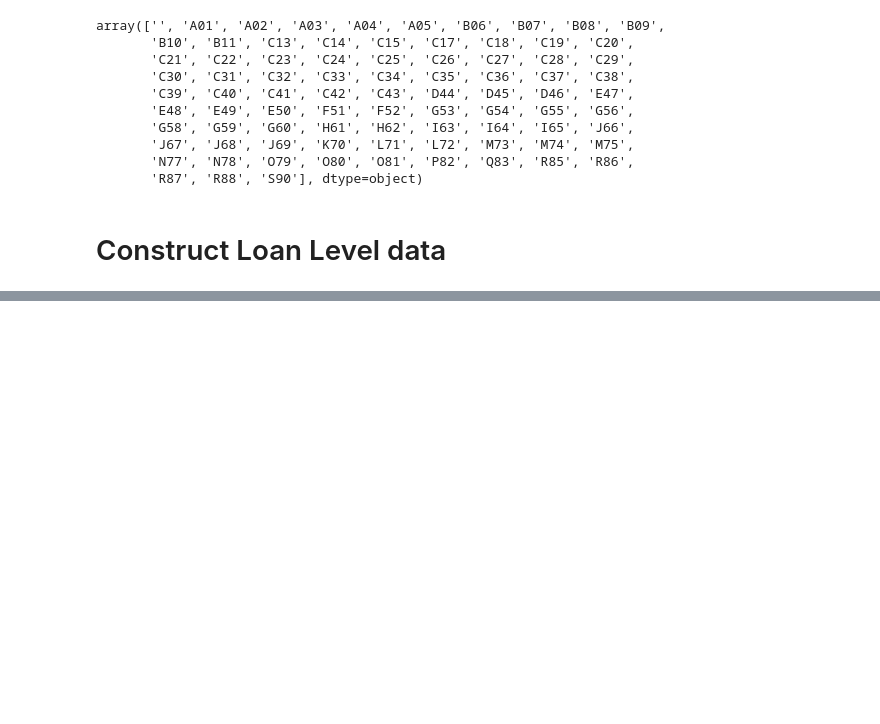
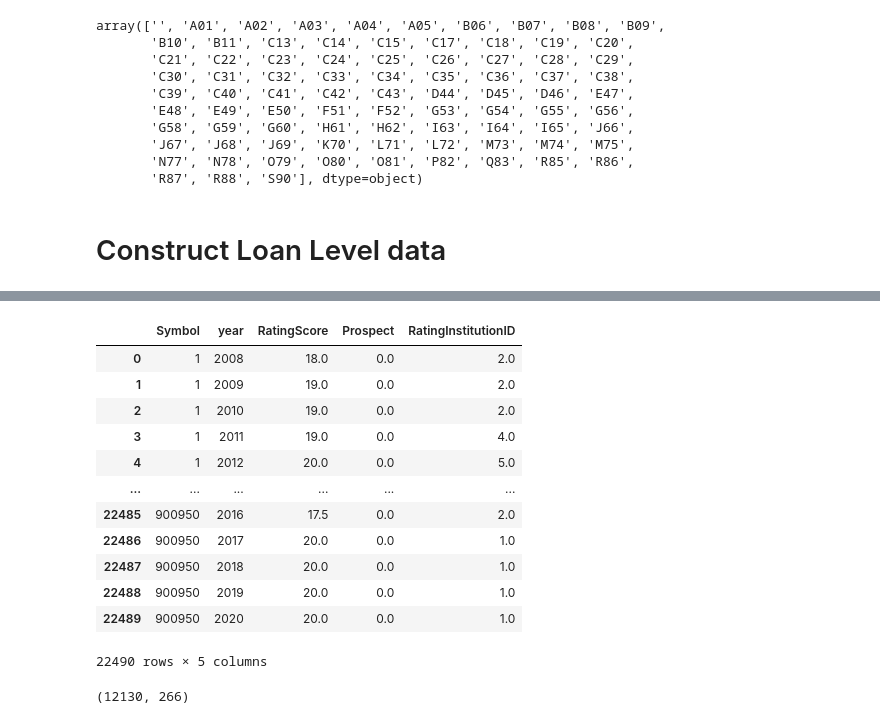
Before and after one commit to wangyouan/CapitalControl, a Jupyter notebook: Notebook/AppendFinanceCost.ipynb, the cells around one changed output, grey strips where cells are left out. Saved outputs shown, nothing was run; the diff lists cells and outputs as text; code cells hidden in the pictures; blank space fills up the shorter version.

Commit message:
update rating data code

```diff
--- a/Notebook/AppendFinanceCost.ipynb
+++ b/Notebook/AppendFinanceCost.ipynb
@@ -457,0 +481,5 @@ key_to_drop = ['MaxLoan', 'MinLoan', 'LatestLoanAmount', 'AccumLoanAmount']
+# %%
+useless_id = {10486199, 10904, 104724, 105457, 10123793, 10251032, 10486104, 10486199}
+# %%
+valid_rating_df = rating_df.copy()
+valid_rating_df.groupby('RatingInstitutionID')['Symbol'].count()
@@ -457,0 +505,29 @@ key_to_drop = ['MaxLoan', 'MinLoan', 'LatestLoanAmount', 'AccumLoanAmount']
+# %%
+valid_rating_df['RatingScore'] = pd.to_numeric(valid_rating_df['RatingScore'], errors='coerce')
+# %%
+mean_rating = valid_rating_df.loc[~valid_rating_df['RatingInstitutionID'].isin(useless_id)].groupby(
+    ['Symbol', 'year'])[['RatingScore', 'Prospect']].mean()
+rating_count = valid_rating_df.loc[~valid_rating_df['RatingInstitutionID'].isin(useless_id)].groupby(
+    ['Symbol', 'year'])[['RatingInstitutionID']].count()
+mean_rating = mean_rating.merge(rating_count, left_index=True, right_index=True)
+# %%
+
+all_years = pd.MultiIndex.from_product([mean_rating.index.levels[0], range(2008, 2021)], names=['Symbol', 'year'])
+mean_rating = mean_rating.reindex(all_years)
+mean_rating.ffill(inplace=True)
+mean_rating.reset_index(inplace=True)
+mean_rating
+# %% [output]
+|  | Symbol | year | RatingScore | Prospect | RatingInstitutionID |
+| 0 | 1 | 2008 | 18.0 | 0.0 | 2.0 |
+| 1 | 1 | 2009 | 19.0 | 0.0 | 2.0 |
+| 2 | 1 | 2010 | 19.0 | 0.0 | 2.0 |
+| 3 | 1 | 2011 | 19.0 | 0.0 | 4.0 |
+| 4 | 1 | 2012 | 20.0 | 0.0 | 5.0 |
+| ... | ... | ... | ... | ... | ... |
+| 22485 | 900950 | 2016 | 17.5 | 0.0 | 2.0 |
+| 22486 | 900950 | 2017 | 20.0 | 0.0 | 1.0 |
+| 22487 | 900950 | 2018 | 20.0 | 0.0 | 1.0 |
+| 22488 | 900950 | 2019 | 20.0 | 0.0 | 1.0 |
+| 22489 | 900950 | 2020 | 20.0 | 0.0 | 1.0 |
+22490 rows × 5 columns
@@ -457,0 +555,4 @@ key_to_drop = ['MaxLoan', 'MinLoan', 'LatestLoanAmount', 'AccumLoanAmount']
+# %%
+rating_reg_df.shape
+# %% [output]
+(12130, 266)
```
Also changed, not shown: parts of 13 cells of this notebook.
